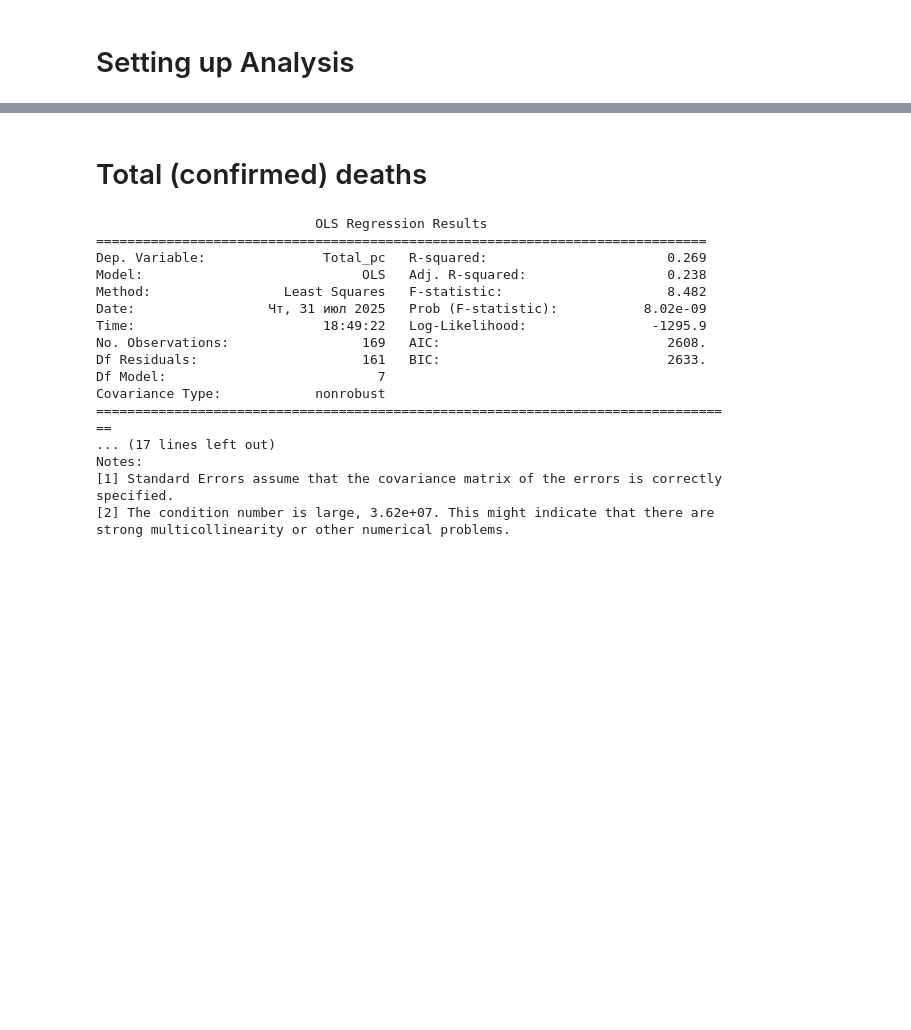
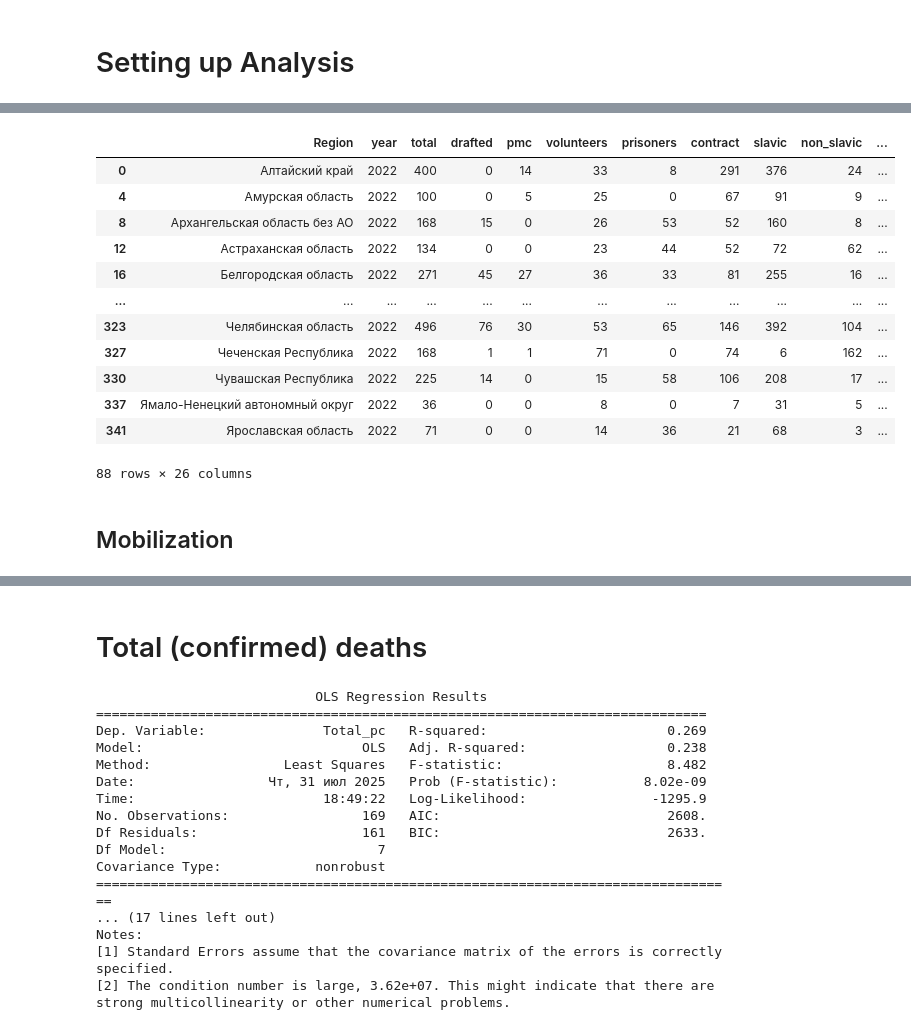
Before and after one commit to ahalian/Thesis, a Jupyter notebook: analysis/analysis.ipynb, the cells around one changed output, grey strips where cells are left out. Drawn from its saved outputs; the diff is of its cells as text; code cells hidden in the pictures; blank space fills up the shorter version.

```diff
--- a/analysis/analysis.ipynb
+++ b/analysis/analysis.ipynb
@@ -24,0 +25,19 @@ df
+# %%
+data = df[df['year'] == 2022]
+data
+# %% [output]
+|  | Region | year | total | drafted | pmc | volunteers | prisoners | contract | slavic | non_slavic | ... |
+| 0 | Алтайский край | 2022 | 400 | 0 | 14 | 33 | 8 | 291 | 376 | 24 | ... |
+| 4 | Амурская область | 2022 | 100 | 0 | 5 | 25 | 0 | 67 | 91 | 9 | ... |
+| 8 | Архангельская область без АО | 2022 | 168 | 15 | 0 | 26 | 53 | 52 | 160 | 8 | ... |
+| 12 | Астраханская область | 2022 | 134 | 0 | 0 | 23 | 44 | 52 | 72 | 62 | ... |
+| 16 | Белгородская область | 2022 | 271 | 45 | 27 | 36 | 33 | 81 | 255 | 16 | ... |
+| ... | ... | ... | ... | ... | ... | ... | ... | ... | ... | ... | ... |
+| 323 | Челябинская область | 2022 | 496 | 76 | 30 | 53 | 65 | 146 | 392 | 104 | ... |
+| 327 | Чеченская Республика | 2022 | 168 | 1 | 1 | 71 | 0 | 74 | 6 | 162 | ... |
+| 330 | Чувашская Республика | 2022 | 225 | 14 | 0 | 15 | 58 | 106 | 208 | 17 | ... |
+| 337 | Ямало-Ненецкий автономный округ | 2022 | 36 | 0 | 0 | 8 | 0 | 7 | 31 | 5 | ... |
+| 341 | Ярославская область | 2022 | 71 | 0 | 0 | 14 | 36 | 21 | 68 | 3 | ... |
+88 rows × 26 columns
+# %% [markdown]
+## Mobilization
```
Also changed, not shown: parts of 3 cells of this notebook, 3 other files.
